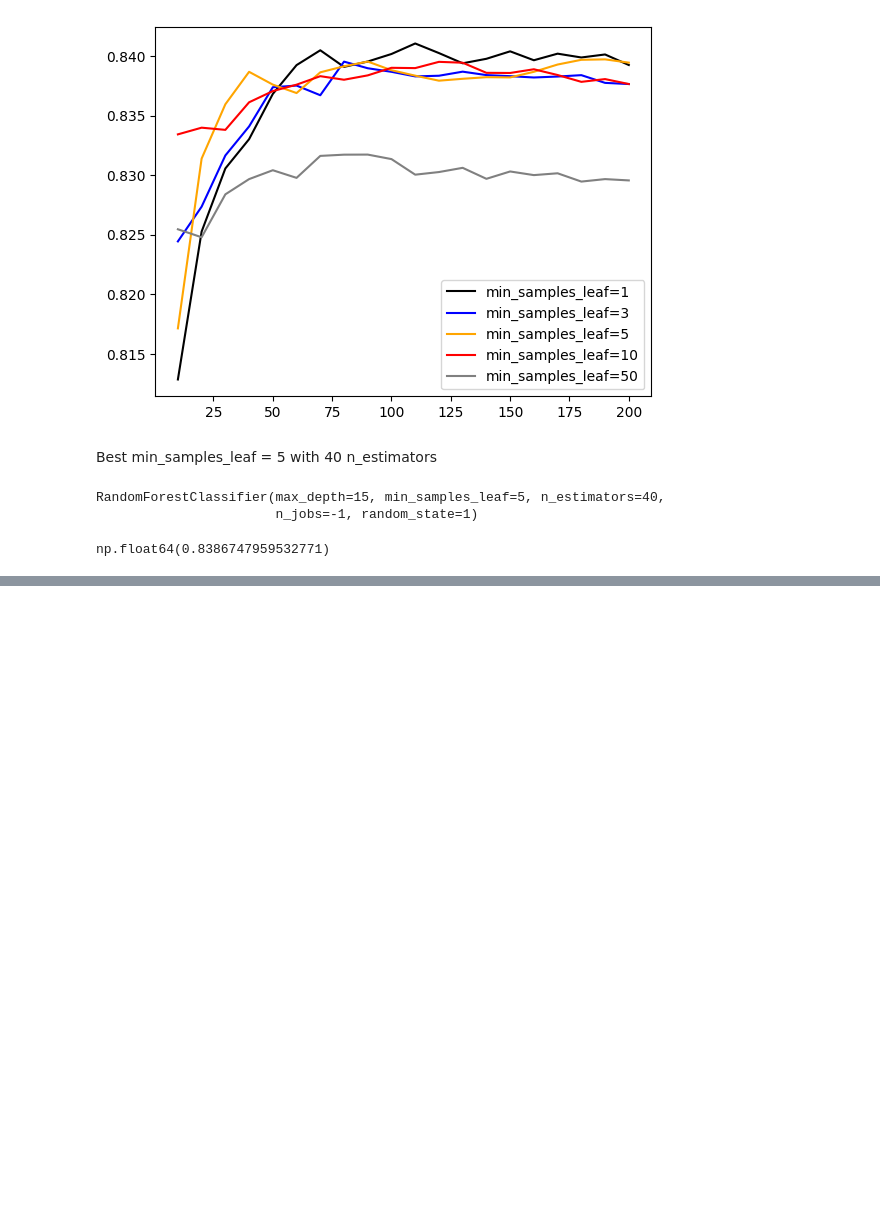
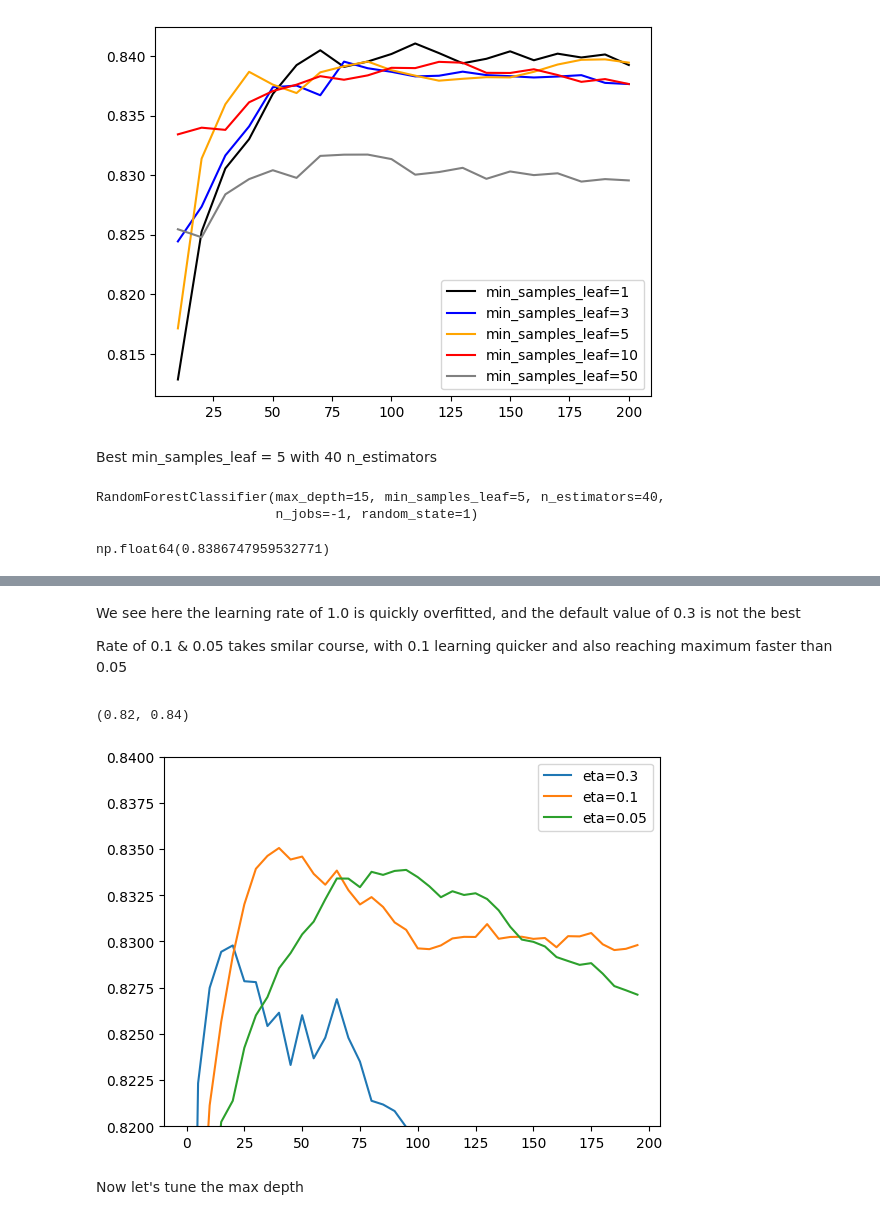
Before and after one commit to hensonhusada/ml_zoomcamp, a Jupyter notebook: 06_trees/practice.ipynb, the cells around one changed output, grey strips where cells are left out. Drawn from its saved outputs; the diff is of its cells as text; code cells hidden in the pictures; blank space fills up the shorter version.

```diff
--- a/06_trees/practice.ipynb
+++ b/06_trees/practice.ipynb
@@ -594,0 +830,14 @@ np.float64(0.8386747959532771)
+# %% [markdown]
+<p> We see here the learning rate of 1.0 is quickly overfitted, and the default value of 0.3 is not the best
+<p> Rate of 0.1 & 0.05 takes smilar course, with 0.1 learning quicker and also reaching maximum faster than 0.05
+# %%
+etas = ['eta=0.3', 'eta=0.1', 'eta=0.05']
+for eta in etas:
+    plt.plot(scores[eta].iter, scores[eta].val_auc, label=eta)
+plt.legend()
+plt.ylim(0.82, 0.84)
+# %% [output]
+(0.82, 0.84)
+[figure, added]
+# %% [markdown]
+<p> Now let's tune the max depth
```
Also changed, not shown: parts of 67 cells of this notebook.
